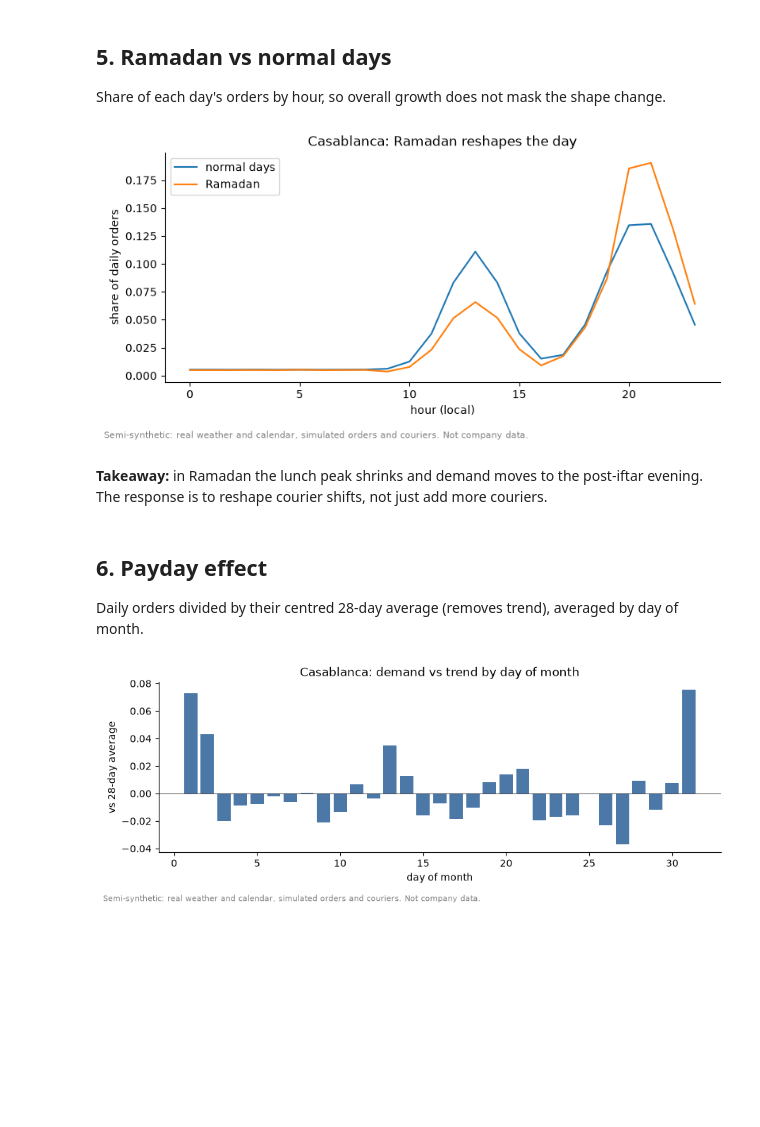
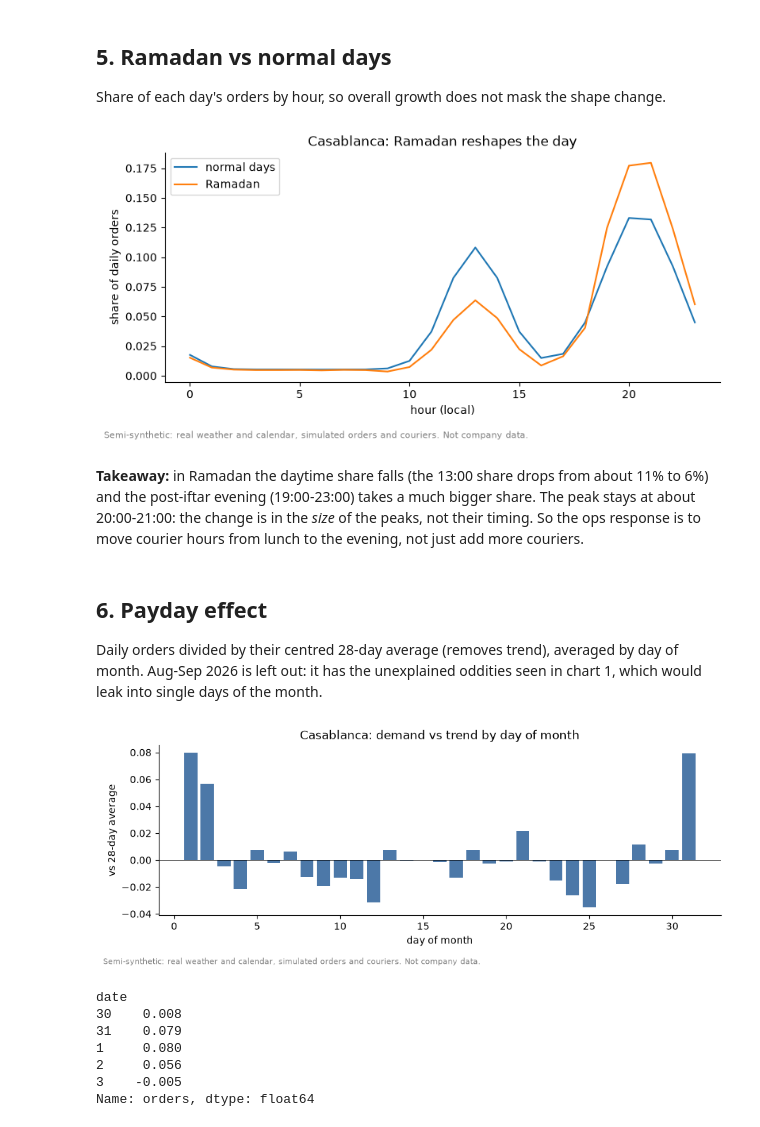
Before and after one commit to nicola-stoichkov/africa_demand_forecast, a Jupyter notebook: notebooks/01_eda.ipynb, the cells around one changed output. Cells and saved outputs as stored; diff of their text form; code cells hidden in the pictures; blank space fills up the shorter version.

```diff
--- a/notebooks/01_eda.ipynb
+++ b/notebooks/01_eda.ipynb
@@ -10,6 +10,8 @@ sys.path.insert(0, '../src')
 import pandas as pd
 import matplotlib.pyplot as plt
 from config import DATA_NOTE
+from simulate import RAIN_MM
+from calendar_features import check_time_index
 
 plt.rcParams.update({'figure.dpi': 100, 'axes.spines.top': False, 'axes.spines.right': False})
 
@@ -19,6 +21,6 @@ def label(fig):
 
 df = pd.read_parquet('../data/processed/demand_casablanca.parquet')
 df['date'] = df['timestamp'].dt.tz_localize(None).dt.normalize()
-df['raining'] = df['precipitation'] > 0.5
+df['raining'] = df['precipitation'] > RAIN_MM
 df.head()
 # %% [output]
@@ -118,21 +143,30 @@ ax.set_xlabel('hour (local)'); ax.set_ylabel('share of daily orders'); ax.legend
 ax.set_title('Casablanca: Ramadan reshapes the day'); label(fig)
 plt.show()
 # %% [output]
-[figure, old version]
+[figure, new version]
 # %% [markdown]
-**Takeaway:** in Ramadan the lunch peak shrinks and demand moves to the post-iftar evening. The response is to reshape courier shifts, not just add more couriers.
+**Takeaway:** in Ramadan the daytime share falls (the 13:00 share drops from about 11% to 6%) and the post-iftar evening (19:00-23:00) takes a much bigger share. The peak stays at about 20:00-21:00: the change is in the *size* of the peaks, not their timing. So the ops response is to move courier hours from lunch to the evening, not just add more couriers.
 # %% [markdown]
 ## 6. Payday effect
-Daily orders divided by their centred 28-day average (removes trend), averaged by day of month.
+Daily orders divided by their centred 28-day average (removes trend), averaged by day of month. Aug-Sep 2026 is left out: it has the unexplained oddities seen in chart 1, which would leak into single days of the month.
 # %%
-trend = daily.rolling(28, center=True).mean()
-ratio = (daily / trend).dropna()
+d6 = daily[:'2026-07-31']
+trend = d6.rolling(28, center=True).mean()
+ratio = (d6 / trend).dropna()
 by_dom = ratio.groupby(ratio.index.day).mean()
 fig, ax = plt.subplots(figsize=(9, 3.5))
 ax.bar(by_dom.index, by_dom.values - 1, color='#4c78a8')
 ax.axhline(0, color='k', lw=0.5); ax.set_xlabel('day of month'); ax.set_ylabel('vs 28-day average')
 ax.set_title('Casablanca: demand vs trend by day of month'); label(fig)
 plt.show()
+(by_dom[[30, 31, 1, 2, 3]] - 1).round(3)
 # %% [output]
-[figure, old version]
+[figure, new version]
+date
+30    0.008
+31    0.079
+1     0.080
+2     0.056
+3    -0.005
+Name: orders, dtype: float64
 # %% [markdown]
```
Also changed, not shown: parts of 14 cells of this notebook, 10 other files.
